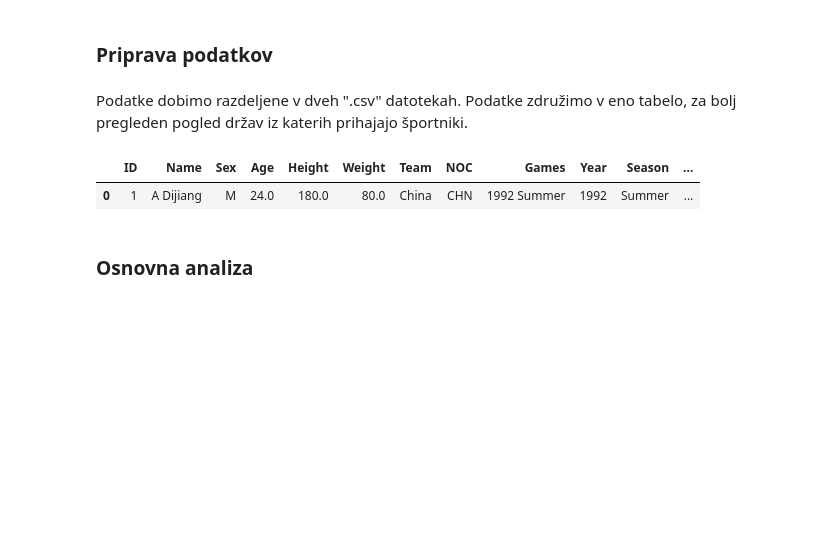
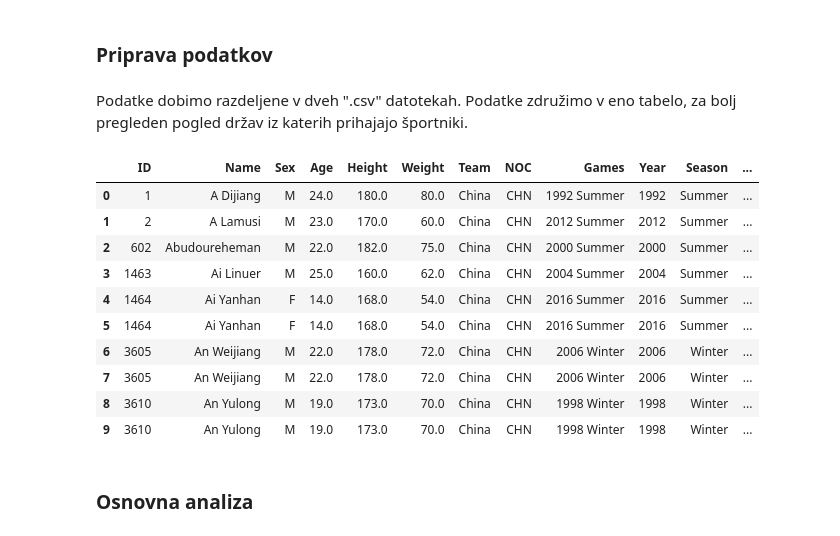
Before and after one commit to ziga-solar/PR19ZSASNKSK, a Jupyter notebook: PR19ZSASNKSK.ipynb, the cells around one changed output. Cells and saved outputs as stored; diff of their text form; code cells hidden in the pictures; blank space fills up the shorter version.

```diff
--- a/PR19ZSASNKSK.ipynb
+++ b/PR19ZSASNKSK.ipynb
@@ -46,10 +46,19 @@ raw_regions = pd.read_csv("Data/noc_regions.csv")
 Podatke dobimo razdeljene v dveh ".csv" datotekah. Podatke združimo v eno tabelo, za bolj pregleden pogled držav iz katerih prihajajo športniki.
 # %%
 all_raw_data = pd.merge(raw_data, raw_regions, on="NOC")
-all_raw_data.head(1)
+all_raw_data.head(10)
 # %% [output]
 |  | ID | Name | Sex | Age | Height | Weight | Team | NOC | Games | Year | Season | ... |
 | 0 | 1 | A Dijiang | M | 24.0 | 180.0 | 80.0 | China | CHN | 1992 Summer | 1992 | Summer | ... |
+| 1 | 2 | A Lamusi | M | 23.0 | 170.0 | 60.0 | China | CHN | 2012 Summer | 2012 | Summer | ... |
+| 2 | 602 | Abudoureheman | M | 22.0 | 182.0 | 75.0 | China | CHN | 2000 Summer | 2000 | Summer | ... |
+| 3 | 1463 | Ai Linuer | M | 25.0 | 160.0 | 62.0 | China | CHN | 2004 Summer | 2004 | Summer | ... |
+| 4 | 1464 | Ai Yanhan | F | 14.0 | 168.0 | 54.0 | China | CHN | 2016 Summer | 2016 | Summer | ... |
+| 5 | 1464 | Ai Yanhan | F | 14.0 | 168.0 | 54.0 | China | CHN | 2016 Summer | 2016 | Summer | ... |
+| 6 | 3605 | An Weijiang | M | 22.0 | 178.0 | 72.0 | China | CHN | 2006 Winter | 2006 | Winter | ... |
+| 7 | 3605 | An Weijiang | M | 22.0 | 178.0 | 72.0 | China | CHN | 2006 Winter | 2006 | Winter | ... |
+| 8 | 3610 | An Yulong | M | 19.0 | 173.0 | 70.0 | China | CHN | 1998 Winter | 1998 | Winter | ... |
+| 9 | 3610 | An Yulong | M | 19.0 | 173.0 | 70.0 | China | CHN | 1998 Winter | 1998 | Winter | ... |
 # %% [markdown]
 ### Osnovna analiza
 # %% [markdown]
```
Also changed, not shown: parts of 3 cells of this notebook.
